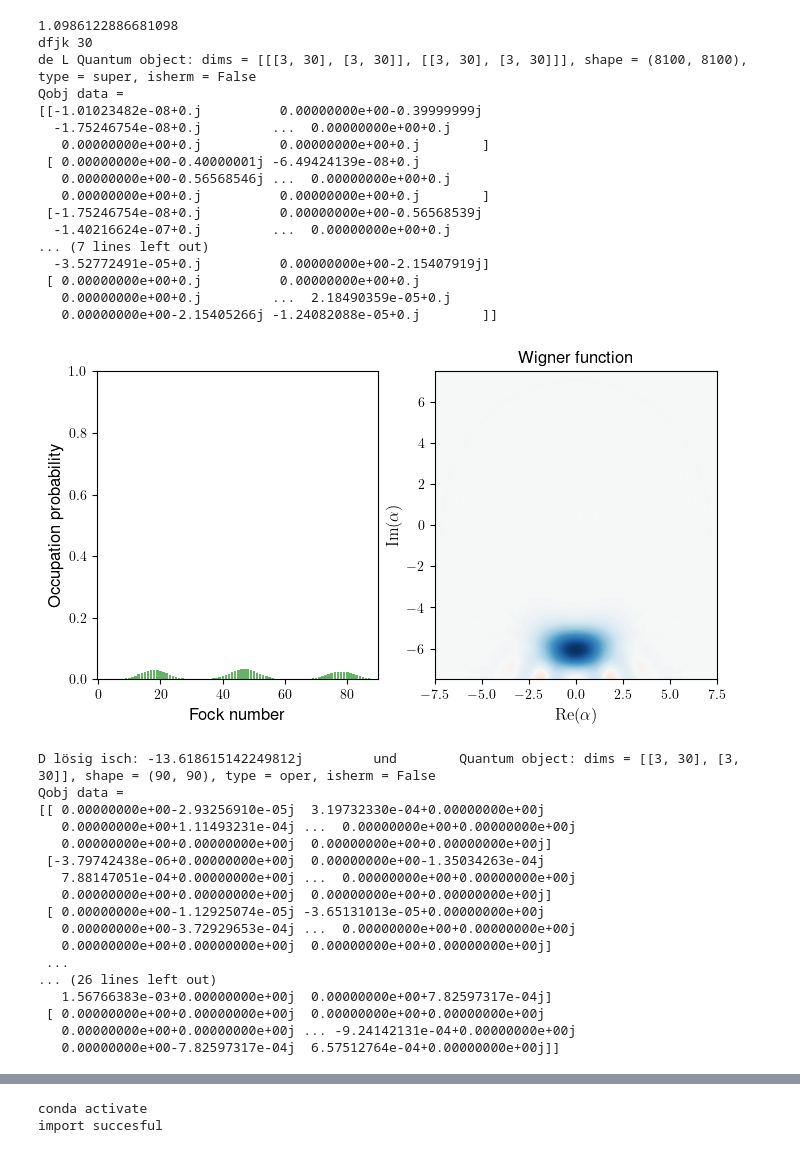
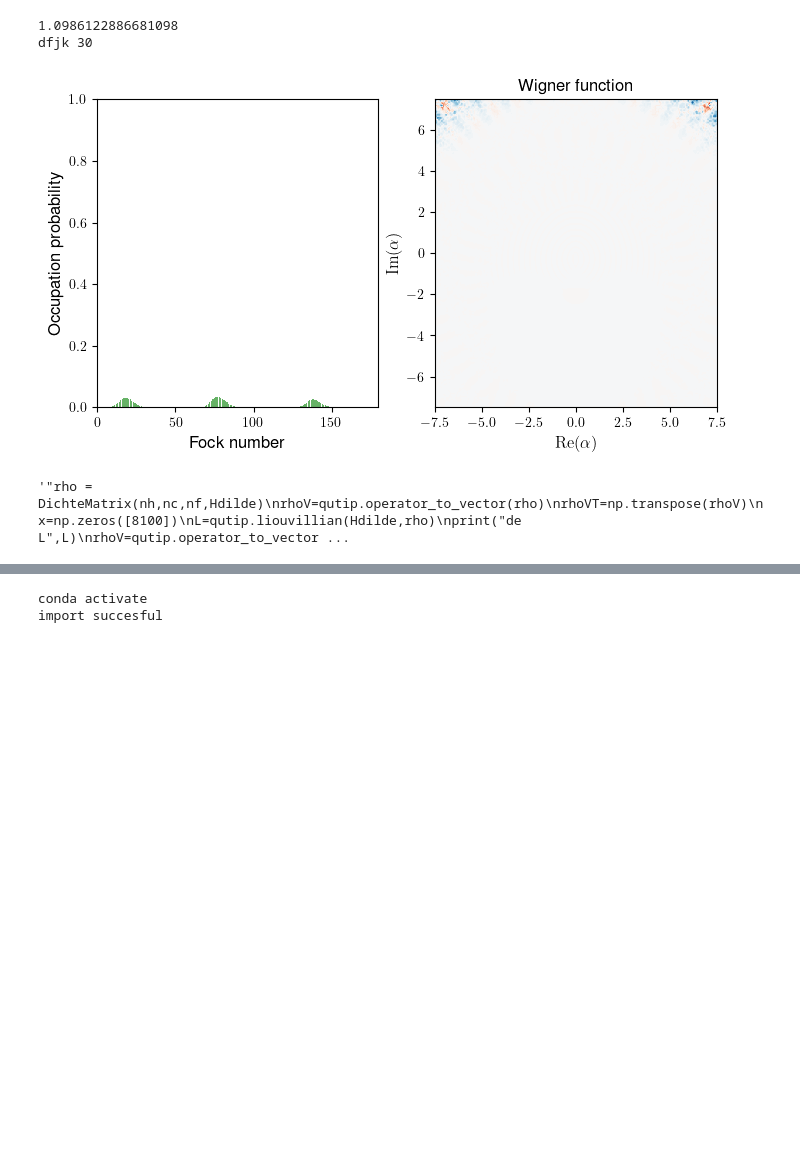
Before and after one commit to SanderStammbach/Sanders-Studium, a Jupyter notebook: Master-Arbeit/main2.ipynb, the cells around one changed output, grey strips where cells are left out. Drawn from its saved outputs; the diff is of its cells as text; code cells hidden in the pictures; blank space fills up the shorter version.

```diff
--- a/Master-Arbeit/main2.ipynb
+++ b/Master-Arbeit/main2.ipynb
@@ -59,7 +61,7 @@ print(ln(3))
 omega_d=30
 
 h=1
-nph=30    # Maximale Photonen im cavity
+nph=60    # Maximale Photonen im cavity
 
 Th=100.    # temperature of the hot bath
 Tc=20.     # temperature of the cold bath
@@ -102,6 +104,7 @@ proj_1=tensor(vg*vg.dag(),qutip.identity(nph))
 proj_2=tensor(vb*vb.dag(),qutip.identity(nph))
 proj_3=tensor(va*va.dag(),qutip.identity(nph))
 
+global a
 a=qutip.tensor(qutip.identity(3),qutip.destroy(nph))
 
 H_free=omega_1*proj_1+h*omega_2*proj_2+h*omega_3*proj_3+h*omega_f*a.dag()*a
@@ -171,74 +174,45 @@ def DichteMatrix(nh, nc, nf, Hami):
     c_op_list.append(np.sqrt(kappa_6)*A6)
     rho = steadystate(Hami, c_op_list)
     return rho
-
 rho = DichteMatrix(nh,nc,nf,Hdilde)
+qutip.plot_wigner_fock_distribution(rho)
+plt.show()
+rho = DichteMatrix(nh,nc,nf,Hdilde)
+""""rho = DichteMatrix(nh,nc,nf,Hdilde)
 rhoV=qutip.operator_to_vector(rho)
 rhoVT=np.transpose(rhoV)
 x=np.zeros([8100])
 L=qutip.liouvillian(Hdilde,rho)
 print("de L",L)
 rhoV=qutip.operator_to_vector(rho)
 #print(c_op_list)
 chi=1
 v=1
 #print(rho)
 
-qutip.plot_wigner_fock_distribution(rho)
-plt.show()
+
 
 print("D lösig isch:",np.trace((a*(c_op_list[4]*rho*c_op_list[4].dag()-1/2*(c_op_list[4].dag()*c_op_list[4]*rho-rho*c_op_list[4].dag()*c_op_list[4]))))-np.trace(a*a.dag()*a),"        und       ",a*(c_op_list[4]*rho*c_op_list[4].dag()-1/2*(c_op_list[4].dag()*c_op_list[4]*rho-rho*c_op_list[4].dag()*c_op_list[4])))
 
 rho_f=rho.ptrace(1)  ### State in the cavity
 print(rho)
 qutip.plot_wigner_fock_distribution(rho_f,colorbar='colorbar')
 plt.show()
 #L_vec = np.exp(1j*chi*v)*qutip.to_super(L) - 0.5*(spre(L.dag() * L) + spost(L.dag()*L))
 
 a = np.array([[1, 2], [3, 5]])
 
 b = np.array([1, 2])
 J=[]
 z = np.linalg.solve(L,rhoV)
 print(z)
 L_list=[Trans_13,Trans_23,Trans_12]
 J=qutip.to_super(c_op_list[0])
 
 print("J===============",J)
-print(np.append(L,x))########################## So kann ich das nächste ding appenden
+print(np.append(L,x))########################## So kann ich das nächste ding appenden"""
 # %% [output]
 1.0986122886681098
 dfjk 30
-de L Quantum object: dims = [[[3, 30], [3, 30]], [[3, 30], [3, 30]]], shape = (8100, 8100), type = super, isherm = False
-Qobj data =
-[[-1.01023482e-08+0.j          0.00000000e+00-0.39999999j
-  -1.75246754e-08+0.j         ...  0.00000000e+00+0.j
-   0.00000000e+00+0.j          0.00000000e+00+0.j        ]
- [ 0.00000000e+00-0.40000001j -6.49424139e-08+0.j
-   0.00000000e+00-0.56568546j ...  0.00000000e+00+0.j
-   0.00000000e+00+0.j          0.00000000e+00+0.j        ]
- [-1.75246754e-08+0.j          0.00000000e+00-0.56568539j
-  -1.40216624e-07+0.j         ...  0.00000000e+00+0.j
-... (7 lines left out)
-  -3.52772491e-05+0.j          0.00000000e+00-2.15407919j]
- [ 0.00000000e+00+0.j          0.00000000e+00+0.j
-   0.00000000e+00+0.j         ...  2.18490359e-05+0.j
-   0.00000000e+00-2.15405266j -1.24082088e-05+0.j        ]]
-[figure, old version]
+[figure, new version]
-D lösig isch: -13.618615142249812j         und        Quantum object: dims = [[3, 30], [3, 30]], shape = (90, 90), type = oper, isherm = False
-Qobj data =
-[[ 0.00000000e+00-2.93256910e-05j  3.19732330e-04+0.00000000e+00j
-   0.00000000e+00+1.11493231e-04j ...  0.00000000e+00+0.00000000e+00j
-   0.00000000e+00+0.00000000e+00j  0.00000000e+00+0.00000000e+00j]
- [-3.79742438e-06+0.00000000e+00j  0.00000000e+00-1.35034263e-04j
-   7.88147051e-04+0.00000000e+00j ...  0.00000000e+00+0.00000000e+00j
-   0.00000000e+00+0.00000000e+00j  0.00000000e+00+0.00000000e+00j]
- [ 0.00000000e+00-1.12925074e-05j -3.65131013e-05+0.00000000e+00j
-   0.00000000e+00-3.72929653e-04j ...  0.00000000e+00+0.00000000e+00j
-   0.00000000e+00+0.00000000e+00j  0.00000000e+00+0.00000000e+00j]
- ...
-... (26 lines left out)
-   1.56766383e-03+0.00000000e+00j  0.00000000e+00+7.82597317e-04j]
- [ 0.00000000e+00+0.00000000e+00j  0.00000000e+00+0.00000000e+00j
-   0.00000000e+00+0.00000000e+00j ... -9.24142131e-04+0.00000000e+00j
-   0.00000000e+00-7.82597317e-04j  6.57512764e-04+0.00000000e+00j]]
+'"rho = DichteMatrix(nh,nc,nf,Hdilde)\nrhoV=qutip.operator_to_vector(rho)\nrhoVT=np.transpose(rhoV)\nx=np.zeros([8100])\nL=qutip.liouvillian(Hdilde,rho)\nprint("de L",L)\nrhoV=qutip.operator_to_vector ...
```
Also changed, not shown: parts of 10 cells of this notebook, 13 other files.
